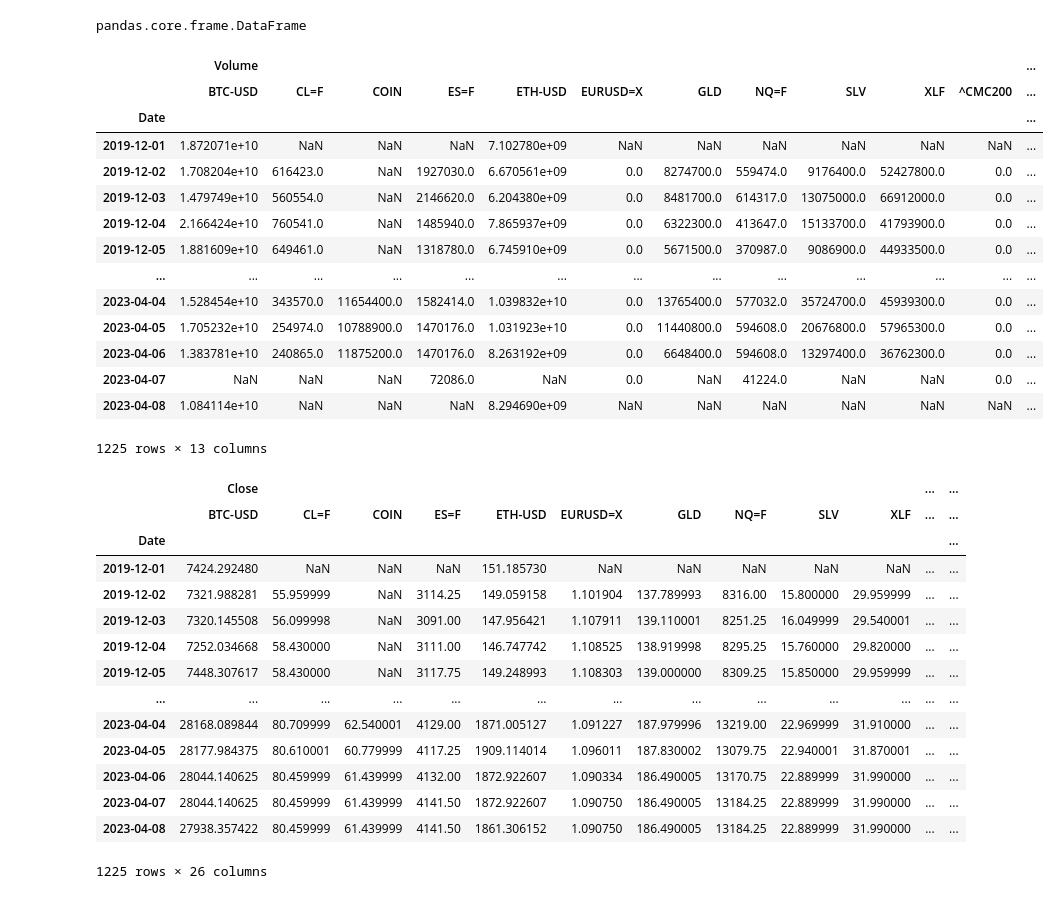
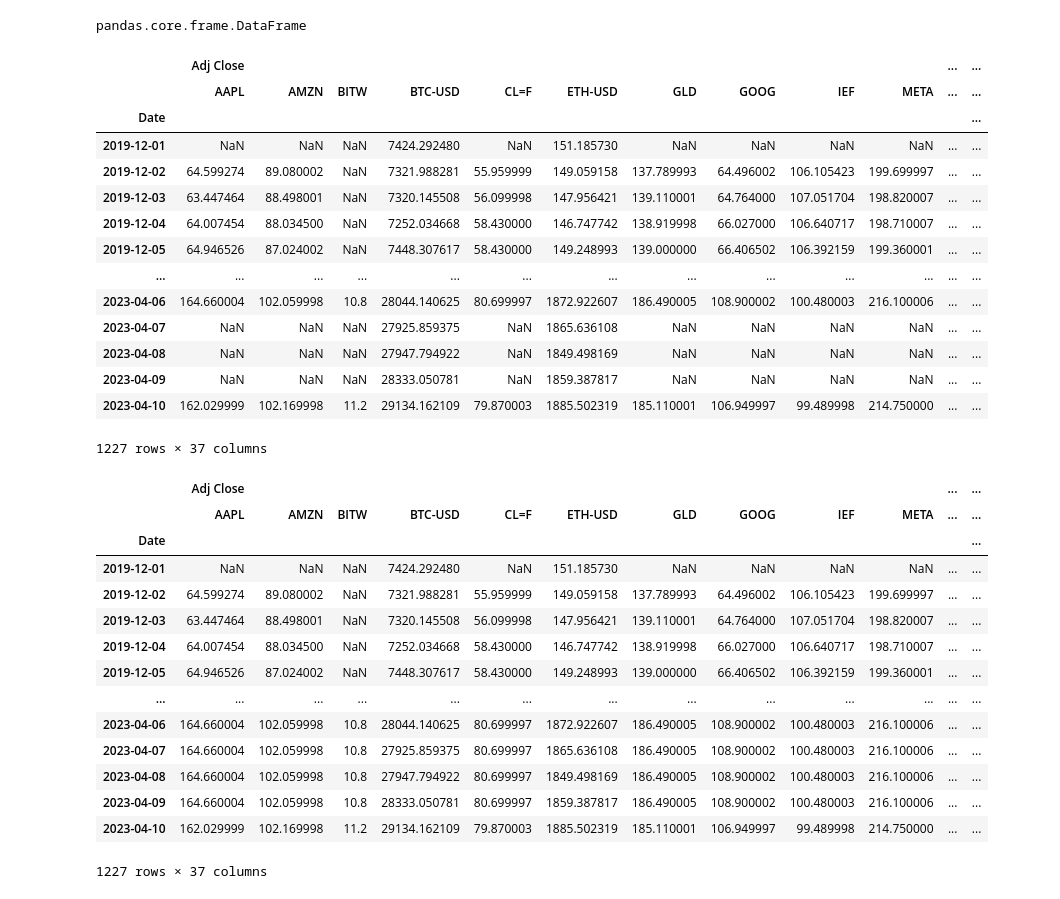
Before and after one commit to zarbin/UTA_Project-4, a Jupyter notebook: sandbox/JustinB/yFinance_pull.ipynb, the cells around one changed output. Saved outputs shown, nothing was run; the diff lists cells and outputs as text; code cells hidden in the pictures.

```diff
--- a/sandbox/JustinB/yFinance_pull.ipynb
+++ b/sandbox/JustinB/yFinance_pull.ipynb
@@ -91,42 +91,45 @@ type(market_data)
 # %% [output]
 pandas.core.frame.DataFrame
 # %%
+#Adjusted close is the closing price after adjustments for all applicable splits and dividend distributions.
+#Data is adjusted using appropriate split and dividend multipliers, adhering to Center for Research in Security Prices (CRSP) standards.
+
 #market_data_df = market_data.iloc[:, np.r_[13:26, 63:76]]
-market_data_df = market_data.iloc[:, np.r_[65:78]]
+market_data_df = market_data.iloc[:, np.r_[:18, 95:114]]
 market_data_df
 # %% [output]
-|  | Volume |  |  |  |  |  |  |  |  |  |  | ... |
-|  | BTC-USD | CL=F | COIN | ES=F | ETH-USD | EURUSD=X | GLD | NQ=F | SLV | XLF | ^CMC200 | ... |
+|  | Adj Close |  |  |  |  |  |  |  |  |  | ... | ... |
+|  | AAPL | AMZN | BITW | BTC-USD | CL=F | ETH-USD | GLD | GOOG | IEF | META | ... | ... |
 | Date |  |  |  |  |  |  |  |  |  |  |  | ... |
-| 2019-12-01 | 1.872071e+10 | NaN | NaN | NaN | 7.102780e+09 | NaN | NaN | NaN | NaN | NaN | NaN | ... |
-| 2019-12-02 | 1.708204e+10 | 616423.0 | NaN | 1927030.0 | 6.670561e+09 | 0.0 | 8274700.0 | 559474.0 | 9176400.0 | 52427800.0 | 0.0 | ... |
-| 2019-12-03 | 1.479749e+10 | 560554.0 | NaN | 2146620.0 | 6.204380e+09 | 0.0 | 8481700.0 | 614317.0 | 13075000.0 | 66912000.0 | 0.0 | ... |
-| 2019-12-04 | 2.166424e+10 | 760541.0 | NaN | 1485940.0 | 7.865937e+09 | 0.0 | 6322300.0 | 413647.0 | 15133700.0 | 41793900.0 | 0.0 | ... |
-| 2019-12-05 | 1.881609e+10 | 649461.0 | NaN | 1318780.0 | 6.745910e+09 | 0.0 | 5671500.0 | 370987.0 | 9086900.0 | 44933500.0 | 0.0 | ... |
+| 2019-12-01 | NaN | NaN | NaN | 7424.292480 | NaN | 151.185730 | NaN | NaN | NaN | NaN | ... | ... |
+| 2019-12-02 | 64.599274 | 89.080002 | NaN | 7321.988281 | 55.959999 | 149.059158 | 137.789993 | 64.496002 | 106.105423 | 199.699997 | ... | ... |
+| 2019-12-03 | 63.447464 | 88.498001 | NaN | 7320.145508 | 56.099998 | 147.956421 | 139.110001 | 64.764000 | 107.051704 | 198.820007 | ... | ... |
+| 2019-12-04 | 64.007454 | 88.034500 | NaN | 7252.034668 | 58.430000 | 146.747742 | 138.919998 | 66.027000 | 106.640717 | 198.710007 | ... | ... |
+| 2019-12-05 | 64.946526 | 87.024002 | NaN | 7448.307617 | 58.430000 | 149.248993 | 139.000000 | 66.406502 | 106.392159 | 199.360001 | ... | ... |
 | ... | ... | ... | ... | ... | ... | ... | ... | ... | ... | ... | ... | ... |
-| 2023-04-04 | 1.528454e+10 | 343570.0 | 11654400.0 | 1582414.0 | 1.039832e+10 | 0.0 | 13765400.0 | 577032.0 | 35724700.0 | 45939300.0 | 0.0 | ... |
-| 2023-04-05 | 1.705232e+10 | 254974.0 | 10788900.0 | 1470176.0 | 1.031923e+10 | 0.0 | 11440800.0 | 594608.0 | 20676800.0 | 57965300.0 | 0.0 | ... |
-| 2023-04-06 | 1.383781e+10 | 240865.0 | 11875200.0 | 1470176.0 | 8.263192e+09 | 0.0 | 6648400.0 | 594608.0 | 13297400.0 | 36762300.0 | 0.0 | ... |
-| 2023-04-07 | NaN | NaN | NaN | 72086.0 | NaN | 0.0 | NaN | 41224.0 | NaN | NaN | 0.0 | ... |
-| 2023-04-08 | 1.084114e+10 | NaN | NaN | NaN | 8.294690e+09 | NaN | NaN | NaN | NaN | NaN | NaN | ... |
+| 2023-04-06 | 164.660004 | 102.059998 | 10.8 | 28044.140625 | 80.699997 | 1872.922607 | 186.490005 | 108.900002 | 100.480003 | 216.100006 | ... | ... |
+| 2023-04-07 | NaN | NaN | NaN | 27925.859375 | NaN | 1865.636108 | NaN | NaN | NaN | NaN | ... | ... |
+| 2023-04-08 | NaN | NaN | NaN | 27947.794922 | NaN | 1849.498169 | NaN | NaN | NaN | NaN | ... | ... |
+| 2023-04-09 | NaN | NaN | NaN | 28333.050781 | NaN | 1859.387817 | NaN | NaN | NaN | NaN | ... | ... |
+| 2023-04-10 | 162.029999 | 102.169998 | 11.2 | 29134.162109 | 79.870003 | 1885.502319 | 185.110001 | 106.949997 | 99.489998 | 214.750000 | ... | ... |
-1225 rows × 13 columns
+1227 rows × 37 columns
 # %%
 market_data_fill = market_data_df.fillna(method='ffill', inplace=False)
 market_data_fill
 # %% [output]
-|  | Close |  |  |  |  |  |  |  |  |  | ... | ... |
-|  | BTC-USD | CL=F | COIN | ES=F | ETH-USD | EURUSD=X | GLD | NQ=F | SLV | XLF | ... | ... |
+|  | Adj Close |  |  |  |  |  |  |  |  |  | ... | ... |
+|  | AAPL | AMZN | BITW | BTC-USD | CL=F | ETH-USD | GLD | GOOG | IEF | META | ... | ... |
 | Date |  |  |  |  |  |  |  |  |  |  |  | ... |
-| 2019-12-01 | 7424.292480 | NaN | NaN | NaN | 151.185730 | NaN | NaN | NaN | NaN | NaN | ... | ... |
-| 2019-12-02 | 7321.988281 | 55.959999 | NaN | 3114.25 | 149.059158 | 1.101904 | 137.789993 | 8316.00 | 15.800000 | 29.959999 | ... | ... |
-| 2019-12-03 | 7320.145508 | 56.099998 | NaN | 3091.00 | 147.956421 | 1.107911 | 139.110001 | 8251.25 | 16.049999 | 29.540001 | ... | ... |
-| 2019-12-04 | 7252.034668 | 58.430000 | NaN | 3111.00 | 146.747742 | 1.108525 | 138.919998 | 8295.25 | 15.760000 | 29.820000 | ... | ... |
-| 2019-12-05 | 7448.307617 | 58.430000 | NaN | 3117.75 | 149.248993 | 1.108303 | 139.000000 | 8309.25 | 15.850000 | 29.959999 | ... | ... |
+| 2019-12-01 | NaN | NaN | NaN | 7424.292480 | NaN | 151.185730 | NaN | NaN | NaN | NaN | ... | ... |
+| 2019-12-02 | 64.599274 | 89.080002 | NaN | 7321.988281 | 55.959999 | 149.059158 | 137.789993 | 64.496002 | 106.105423 | 199.699997 | ... | ... |
+| 2019-12-03 | 63.447464 | 88.498001 | NaN | 7320.145508 | 56.099998 | 147.956421 | 139.110001 | 64.764000 | 107.051704 | 198.820007 | ... | ... |
+| 2019-12-04 | 64.007454 | 88.034500 | NaN | 7252.034668 | 58.430000 | 146.747742 | 138.919998 | 66.027000 | 106.640717 | 198.710007 | ... | ... |
+| 2019-12-05 | 64.946526 | 87.024002 | NaN | 7448.307617 | 58.430000 | 149.248993 | 139.000000 | 66.406502 | 106.392159 | 199.360001 | ... | ... |
 | ... | ... | ... | ... | ... | ... | ... | ... | ... | ... | ... | ... | ... |
-| 2023-04-04 | 28168.089844 | 80.709999 | 62.540001 | 4129.00 | 1871.005127 | 1.091227 | 187.979996 | 13219.00 | 22.969999 | 31.910000 | ... | ... |
-| 2023-04-05 | 28177.984375 | 80.610001 | 60.779999 | 4117.25 | 1909.114014 | 1.096011 | 187.830002 | 13079.75 | 22.940001 | 31.870001 | ... | ... |
-| 2023-04-06 | 28044.140625 | 80.459999 | 61.439999 | 4132.00 | 1872.922607 | 1.090334 | 186.490005 | 13170.75 | 22.889999 | 31.990000 | ... | ... |
-| 2023-04-07 | 28044.140625 | 80.459999 | 61.439999 | 4141.50 | 1872.922607 | 1.090750 | 186.490005 | 13184.25 | 22.889999 | 31.990000 | ... | ... |
-| 2023-04-08 | 27938.357422 | 80.459999 | 61.439999 | 4141.50 | 1861.306152 | 1.090750 | 186.490005 | 13184.25 | 22.889999 | 31.990000 | ... | ... |
+| 2023-04-06 | 164.660004 | 102.059998 | 10.8 | 28044.140625 | 80.699997 | 1872.922607 | 186.490005 | 108.900002 | 100.480003 | 216.100006 | ... | ... |
+| 2023-04-07 | 164.660004 | 102.059998 | 10.8 | 27925.859375 | 80.699997 | 1865.636108 | 186.490005 | 108.900002 | 100.480003 | 216.100006 | ... | ... |
+| 2023-04-08 | 164.660004 | 102.059998 | 10.8 | 27947.794922 | 80.699997 | 1849.498169 | 186.490005 | 108.900002 | 100.480003 | 216.100006 | ... | ... |
+| 2023-04-09 | 164.660004 | 102.059998 | 10.8 | 28333.050781 | 80.699997 | 1859.387817 | 186.490005 | 108.900002 | 100.480003 | 216.100006 | ... | ... |
+| 2023-04-10 | 162.029999 | 102.169998 | 11.2 | 29134.162109 | 79.870003 | 1885.502319 | 185.110001 | 106.949997 | 99.489998 | 214.750000 | ... | ... |
-1225 rows × 26 columns
+1227 rows × 37 columns
 # %%
```
Also changed, not shown: parts of 6 cells of this notebook, 2 other files.
